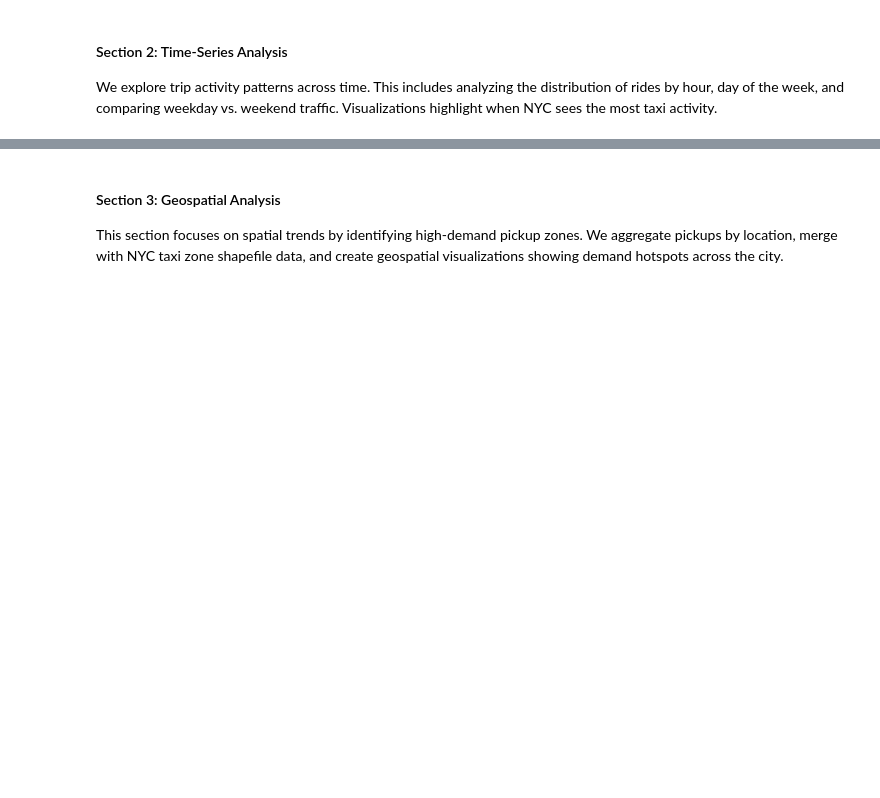
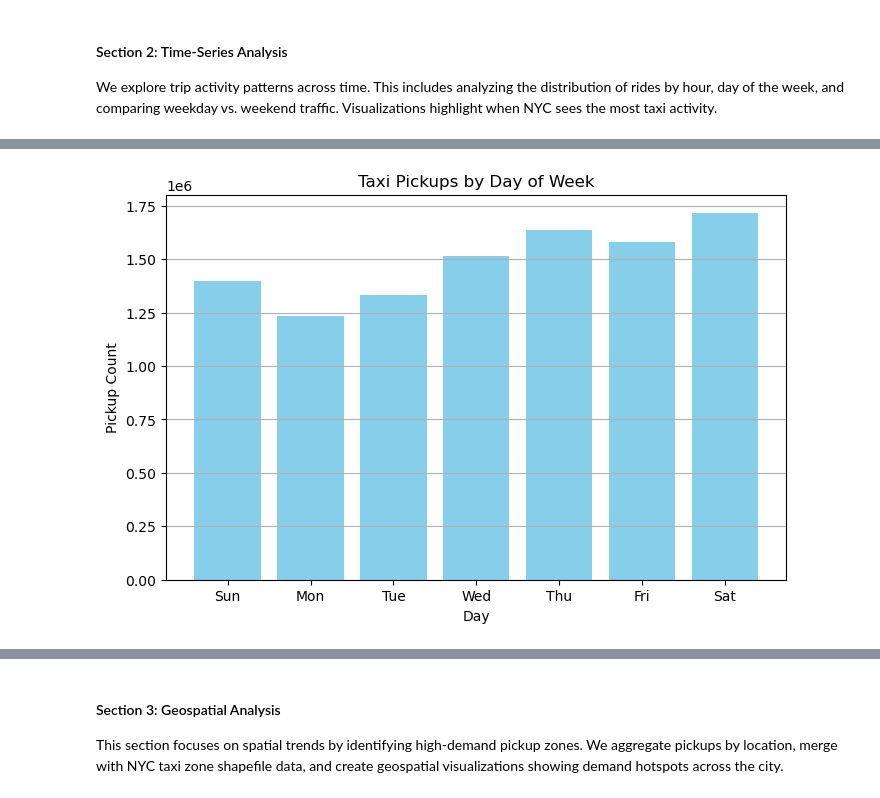
Before and after one commit to thiunuwan/nyc-taxi-spark-analysis, a Jupyter notebook: BigData_Project.ipynb, the cells around one changed output, grey strips where cells are left out. Saved outputs shown, nothing was run; the diff lists cells and outputs as text; code cells hidden in the pictures; blank space fills up the shorter version.

```diff
--- a/BigData_Project.ipynb
+++ b/BigData_Project.ipynb
@@ -133,0 +167,16 @@ We explore trip activity patterns across time. This includes analyzing the distr
+# %%
+# Pickups by Day of Week (1=Sunday, 7=Saturday)
+dow_counts = df_time.groupBy("dayofweek").count().orderBy("dayofweek")
+dow_pd = dow_counts.toPandas()
+days_map = {1: "Sun", 2: "Mon", 3: "Tue", 4: "Wed", 5: "Thu", 6: "Fri", 7: "Sat"}
+dow_pd["day"] = dow_pd["dayofweek"].map(days_map)
+
+plt.figure(figsize=(8, 5))
+plt.bar(dow_pd["day"], dow_pd["count"], color="skyblue")
+plt.title("Taxi Pickups by Day of Week")
+plt.xlabel("Day")
+plt.ylabel("Pickup Count")
+plt.grid(axis="y")
+plt.show()
+# %% [output]
+[figure, added]
```
Also changed, not shown: parts of 6 cells of this notebook.
